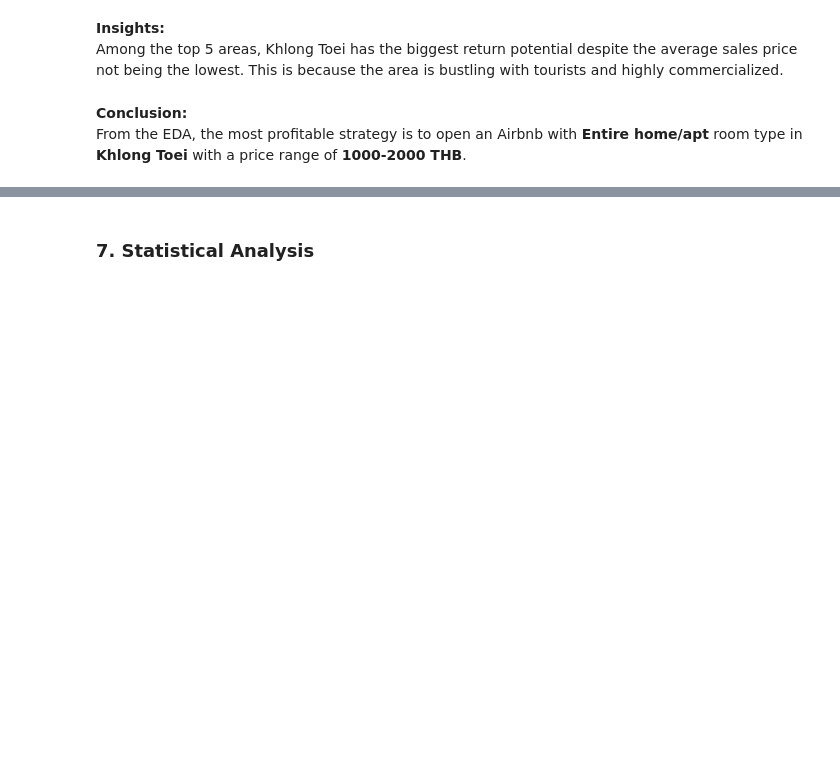
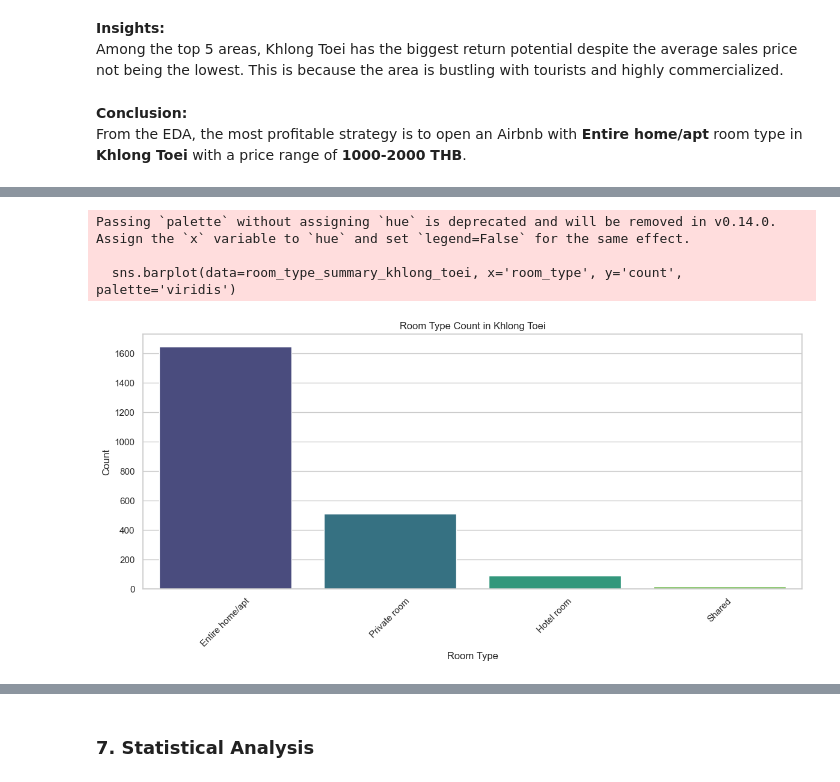
Before and after one commit to avotoast-zip/Bangkok-Airbnb-Listings-2023-Analysis, a Jupyter notebook: capstone2.ipynb, the cells around one changed output, grey strips where cells are left out. Cells and saved outputs as stored; diff of their text form; code cells hidden in the pictures; blank space fills up the shorter version.

```diff
--- a/capstone2.ipynb
+++ b/capstone2.ipynb
@@ -931,0 +786,15 @@ From the EDA, the most profitable strategy is to open an Airbnb with **Entire ho
+# %%
+# Create a room type summary table including price median, number of reviews, and reviews per month for Khlong Toei
+room_type_summary_khlong_toei = df[df['neighbourhood'] == 'Khlong Toei'].groupby('room_type').agg(
+    count=('room_type', 'count'),
+    count_percentage=('room_type', lambda x: len(x) / len(df[df['neighbourhood'] == 'Khlong Toei']) * 100),
+    price_median=('price', 'median'),
+    reviews_sum=('number_of_reviews', 'sum'),
+    reviews_mean=('number_of_reviews', 'mean'),
+    reviews_median=('number_of_reviews', 'median'),
+    reviews_std=('number_of_reviews', 'std'),
+    rpm_mean=('reviews_per_month', 'mean'),
+    rpm_median=('reviews_per_month', 'median'),
+    rpm_std=('reviews_per_month', 'std')
+).sort_values(by='count', ascending=False).reset_index()
+room_type_summary_khlong_toei
@@ -931,0 +807,15 @@ From the EDA, the most profitable strategy is to open an Airbnb with **Entire ho
+# %%
+# Visualize the room type count for Khlong Toei
+plt.figure(figsize=(12, 6))
+sns.barplot(data=room_type_summary_khlong_toei, x='room_type', y='count', palette='viridis')
+plt.title('Room Type Count in Khlong Toei')
+plt.ylabel('Count')
+plt.xlabel('Room Type')
+plt.xticks(rotation=45)
+plt.tight_layout()
+plt.show()
+# %% [output]
+Passing `palette` without assigning `hue` is deprecated and will be removed in v0.14.0. Assign the `x` variable to `hue` and set `legend=False` for the same effect.
+
+  sns.barplot(data=room_type_summary_khlong_toei, x='room_type', y='count', palette='viridis')
+[figure, added]
```
Also changed, not shown: parts of 110 cells of this notebook.
